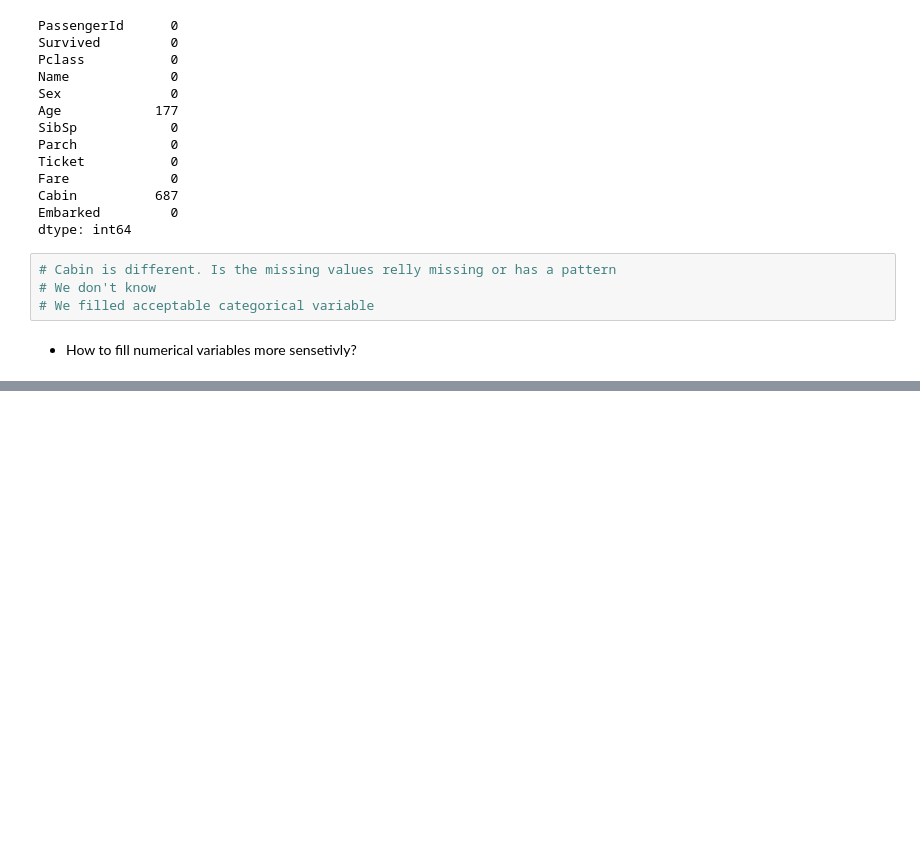
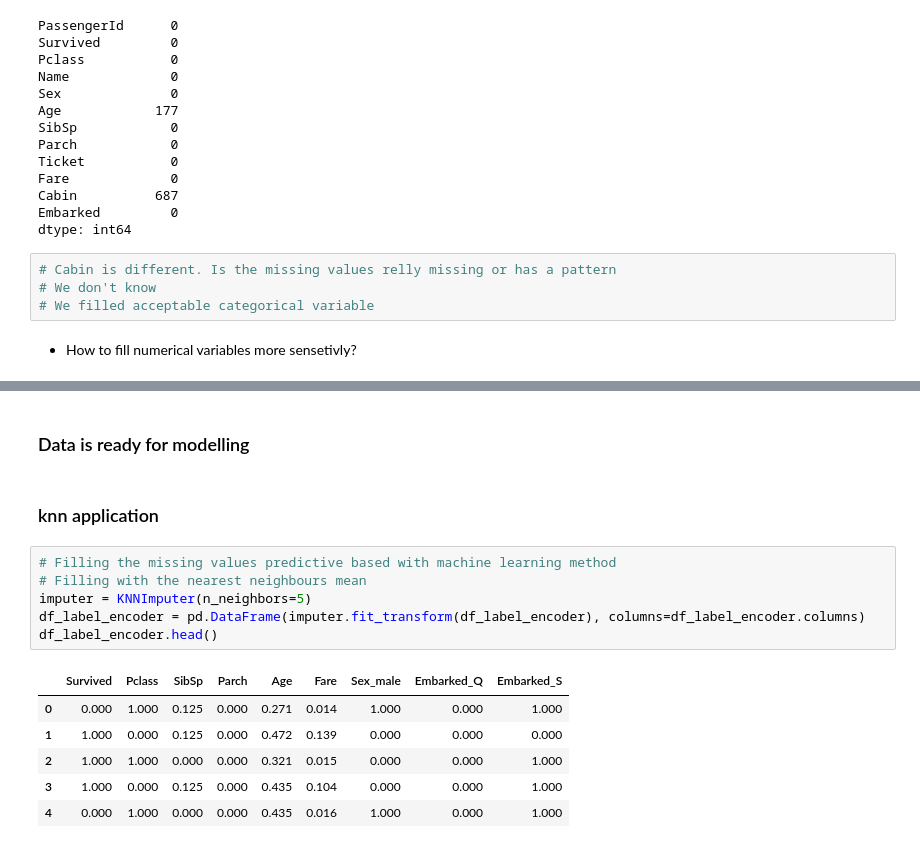
Before and after one commit to AslihanYoldas/feautre-engineering-course, a Jupyter notebook: missing_values.ipynb, the cells around one changed output, grey strips where cells are left out. Cells and saved outputs as stored; diff of their text form; blank space fills up the shorter version.

Commit message:
Missing values lect 3,4 added | Filling the missing values

```diff
--- a/missing_values.ipynb
+++ b/missing_values.ipynb
@@ -293,0 +430,17 @@ dtype: int64
+# %% [markdown]
+### Data is ready for modelling
+# %% [markdown]
+### knn application
+# %%
+# Filling the missing values predictive based with machine learning method
+# Filling with the nearest neighbours mean
+imputer = KNNImputer(n_neighbors=5)
+df_label_encoder = pd.DataFrame(imputer.fit_transform(df_label_encoder), columns=df_label_encoder.columns)
+df_label_encoder.head()
+# %% [output]
+|  | Survived | Pclass | SibSp | Parch | Age | Fare | Sex_male | Embarked_Q | Embarked_S |
+| 0 | 0.000 | 1.000 | 0.125 | 0.000 | 0.271 | 0.014 | 1.000 | 0.000 | 1.000 |
+| 1 | 1.000 | 0.000 | 0.125 | 0.000 | 0.472 | 0.139 | 0.000 | 0.000 | 0.000 |
+| 2 | 1.000 | 1.000 | 0.000 | 0.000 | 0.321 | 0.015 | 0.000 | 0.000 | 1.000 |
+| 3 | 1.000 | 0.000 | 0.125 | 0.000 | 0.435 | 0.104 | 0.000 | 0.000 | 1.000 |
+| 4 | 0.000 | 1.000 | 0.000 | 0.000 | 0.435 | 0.016 | 1.000 | 0.000 | 1.000 |
```
Also changed, not shown: parts of 28 cells of this notebook.
